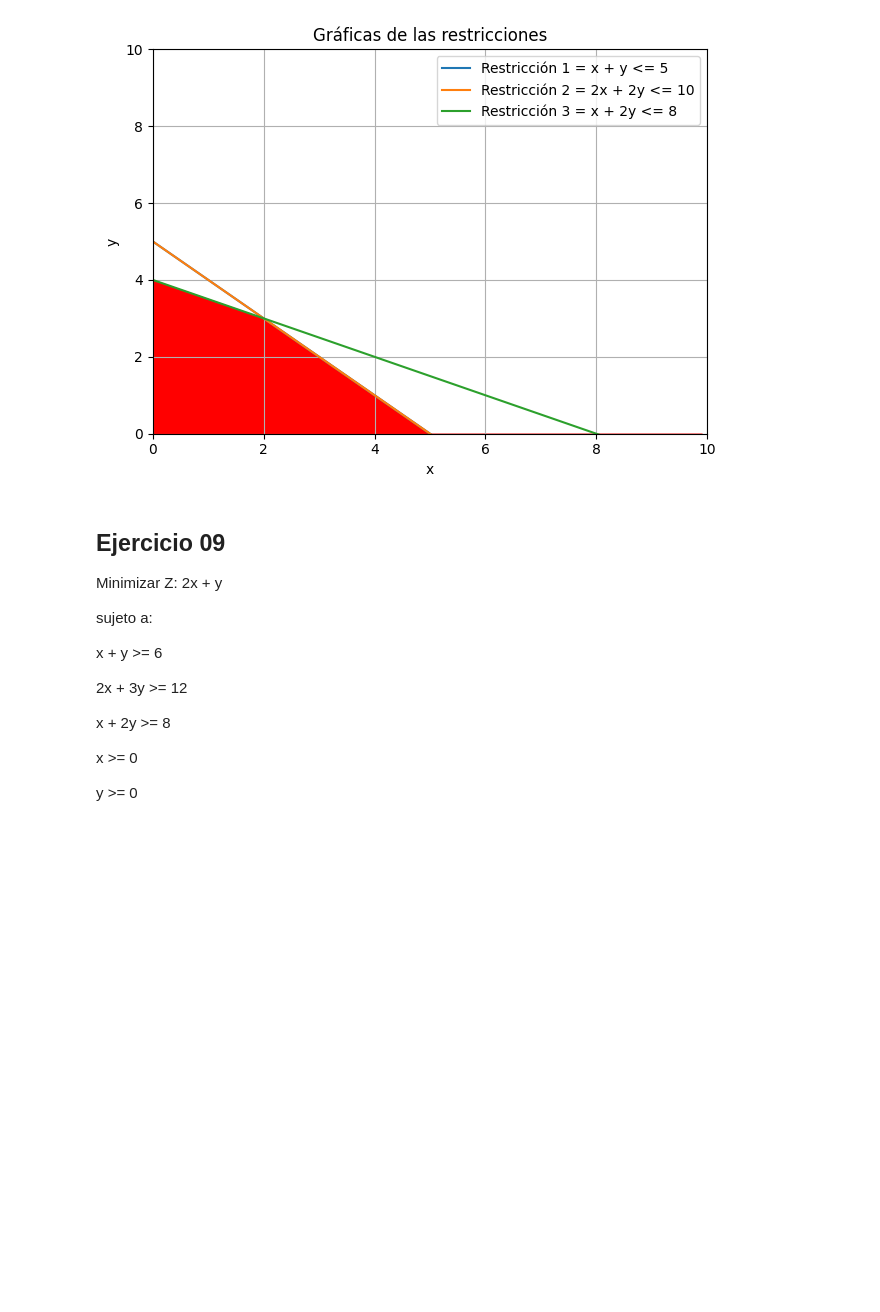
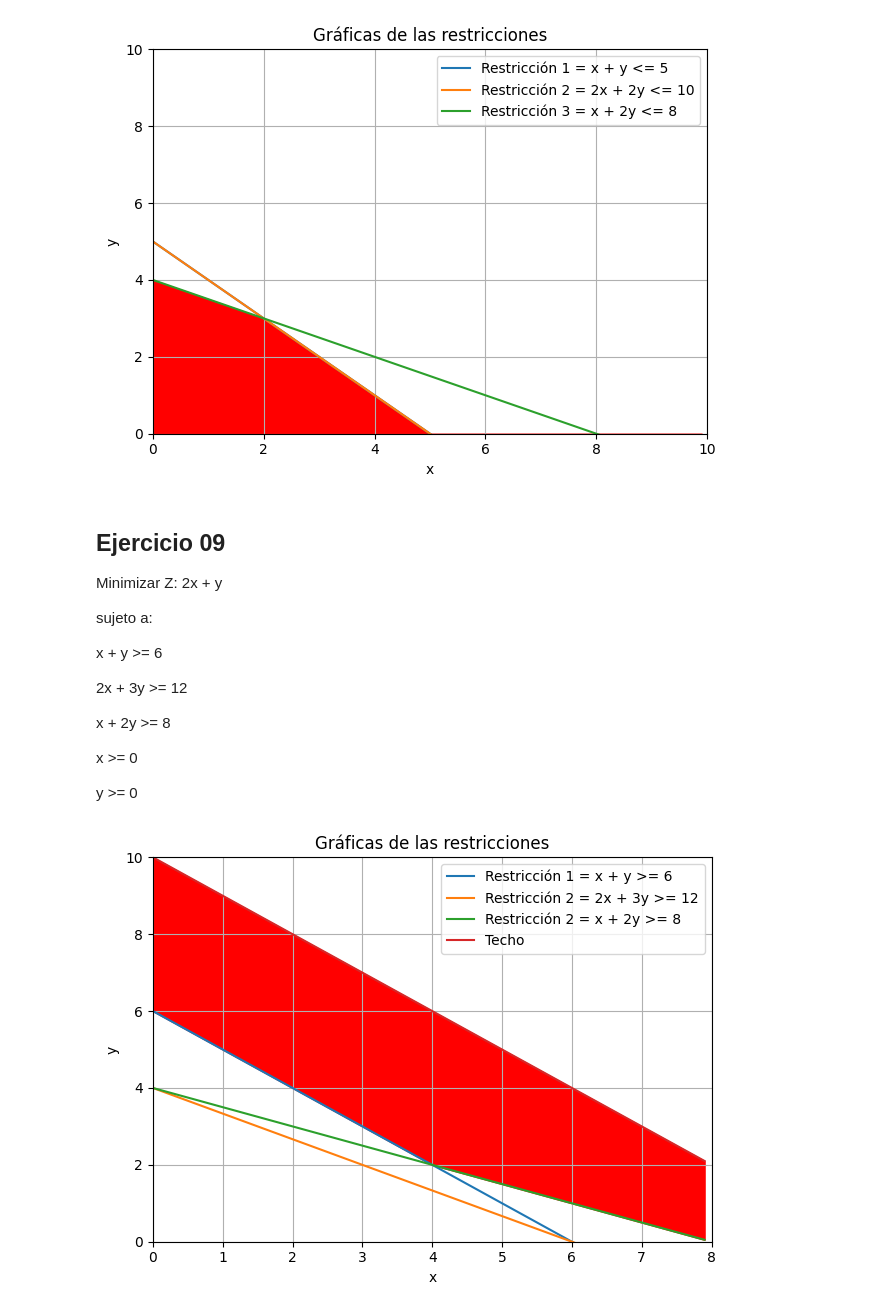
Before and after one commit to JhanuarC/Fundamentos-de-optimizacion-lineal, a Jupyter notebook: Taller_00_solución_gráfica_de_problemas_de_optimización_lineal.ipynb, the cells around one changed output. Saved outputs shown, nothing was run; the diff lists cells and outputs as text; code cells hidden in the pictures; blank space fills up the shorter version.

```diff
--- a/Taller_00_solución_gráfica_de_problemas_de_optimización_lineal.ipynb
+++ b/Taller_00_solución_gráfica_de_problemas_de_optimización_lineal.ipynb
@@ -1167,0 +1150,100 @@ Minimizar  Z: 2x + y
+# %%
+# Resuelva en esta celda el ejercicio
+
+
+# Resuelva en esta celda el ejercicio
+
+# Importar las librerías requeridas
+import numpy as np
+import matplotlib.pyplot as plt
+
+def max_entre_expresiones(dominio):
+  #Lista que alamcena los valores maximos de las expresiones para cadavalor
+  maximos = []
+
+  for x in dominio:
+    #Evaluar la primera expresion en cada valor de x
+    y1 = 6 - x
+    #Evaluar la segunda expresion en cada valor de x
+    y2 = (12 - 2*x)/3
+    #Evaluar la tecera expresion en cada valor de x
+    y3 = (8 - x)/2
+    #Determinar el minimo entre y1 y y2 y agregarlo a la lista de minimos
+
+    maximos.append(max(y1, y2, y3))
+
+  return maximos
+
+
+
+#valores de x
+
+x = np.arange(0, 8, 0.1)
+
+#Funcion para calcular minimos
+max_valor = max_entre_expresiones(x)
+
+#valores de y para cada restriccion
+
+#restriccion 1
+y1 = 6 - x
+
+#restriccion 2
+y2 = (12 - 2*x)/3
+
+#Funcion techo
+y3 = (8 - x)/2
+
+y4 = 10 - x
+
+
+
+# Etiquetar cada uno de los ejes
+plt.xlabel('x')
+plt.ylabel('y')
+
+# Establecer el título de la gráfica
+plt.title('Gráficas de las restricciones')
+
+#Graficas Restricicones
+plt.plot(x, y1, label='Restricción 1 = x + y >= 6')
+
+plt.plot(x, y2, label='Restricción 2 = 2x + 3y >= 12')
+
+plt.plot(x, y3, label='Restricción 2 = x + 2y >= 8')
+
+plt.plot(x, y4, label='Techo')
+
+
+
+
+
+
+#plt.plot(x, y4, label='Techo')
+
+#grafica del area entre y1, y2, y3, y4
+#plt.fill_between(x, y1, y4 ,color='blue')
+#plt.fill_between(x, y2, y4, color='orange')
+#plt.fill_between(x,y3,y4,color='black')
+plt.fill_between(x, max_valor, y4, color='red')
+
+# Ajustar los límites de los ejes
+plt.xlim(0,8)  # Limitar el eje x de 0 a 10
+#plt.ylim(min(min_valor) + 10, max(min_valor) + 8)  # Ajustar el eje y
+plt.ylim(0, 10)  # Limitar el eje y de 0 a 10
+
+
+#ajuastar relleno
+plt.tight_layout()
+
+
+#Leyendas de las restriciones
+plt.legend()
+
+#ostrar cuadriula
+plt.grid(True)
+
+#Mostrar Restricciones
+plt.show()
+# %% [output]
+[figure, added]
```
Also changed, not shown: parts of 7 cells of this notebook.
